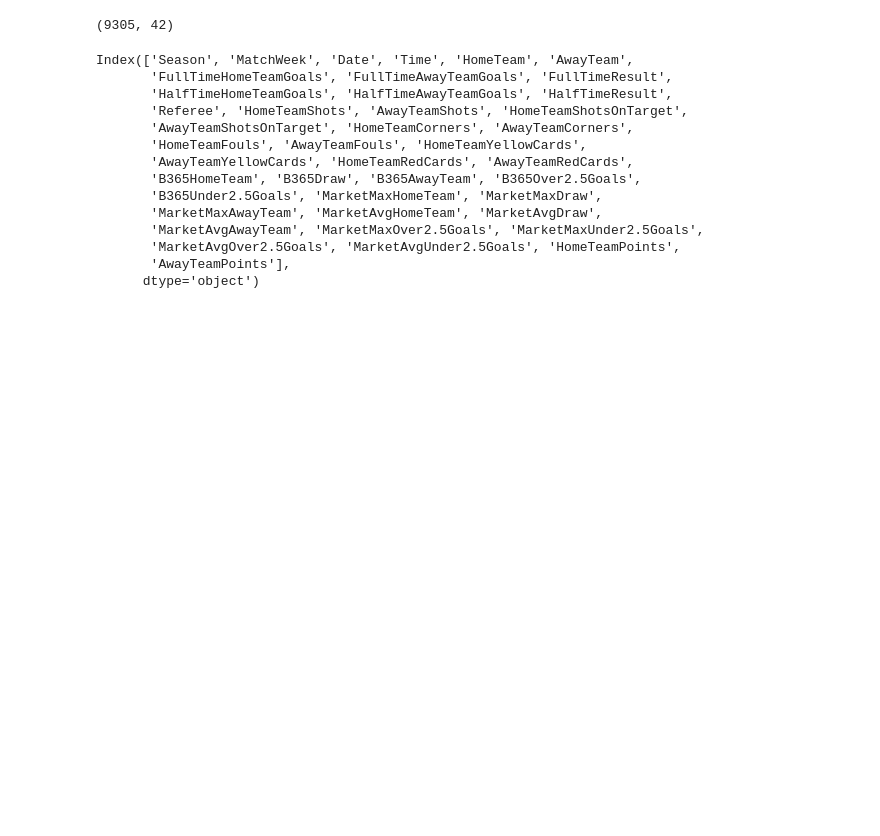
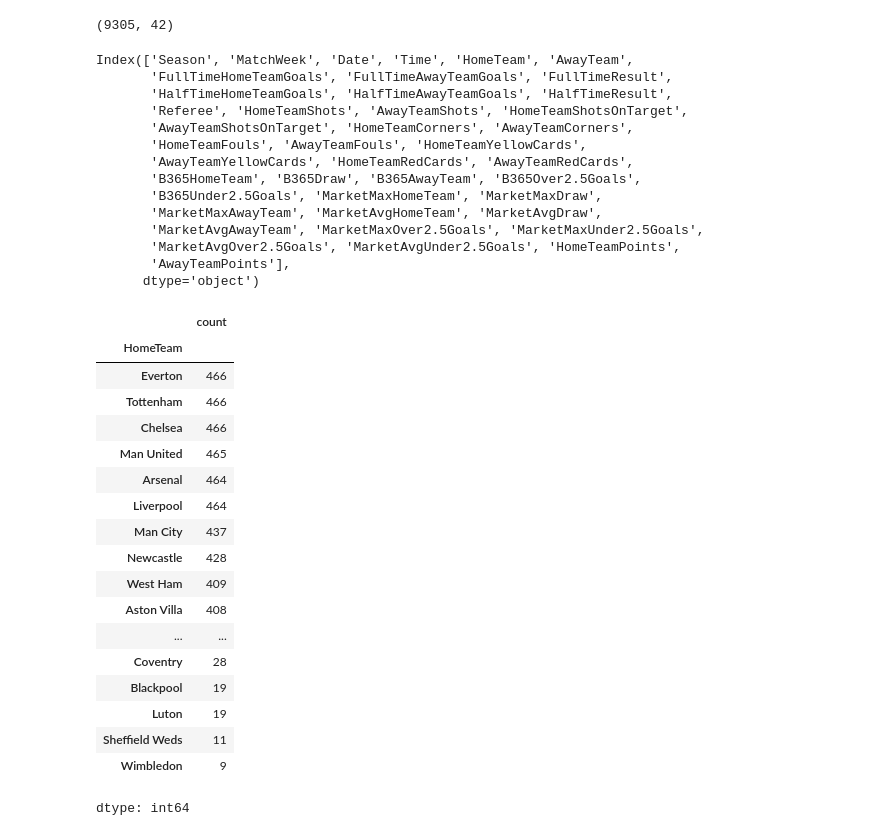
Before and after one commit to Niwanka/footballPrediction, a Jupyter notebook: PremierLeague.ipynb, the cells around one changed output. Drawn from its saved outputs; the diff is of its cells as text; code cells hidden in the pictures; blank space fills up the shorter version.

```diff
--- a/PremierLeague.ipynb
+++ b/PremierLeague.ipynb
@@ -56,3 +56,25 @@ Index(['Season', 'MatchWeek', 'Date', 'Time', 'HomeTeam', 'AwayTeam',
        'MarketAvgOver2.5Goals', 'MarketAvgUnder2.5Goals', 'HomeTeamPoints',
        'AwayTeamPoints'],
       dtype='object')
+# %%
+filtered_data_frame["HomeTeam"].value_counts()
+# %% [output]
+|  | count |
+| HomeTeam |  |
+| Everton | 466 |
+| Tottenham | 466 |
+| Chelsea | 466 |
+| Man United | 465 |
+| Arsenal | 464 |
+| Liverpool | 464 |
+| Man City | 437 |
+| Newcastle | 428 |
+| West Ham | 409 |
+| Aston Villa | 408 |
+| ... | ... |
+| Coventry | 28 |
+| Blackpool | 19 |
+| Luton | 19 |
+| Sheffield Weds | 11 |
+| Wimbledon | 9 |
+dtype: int64
```
Also changed, not shown: parts of 1 cell of this notebook.
